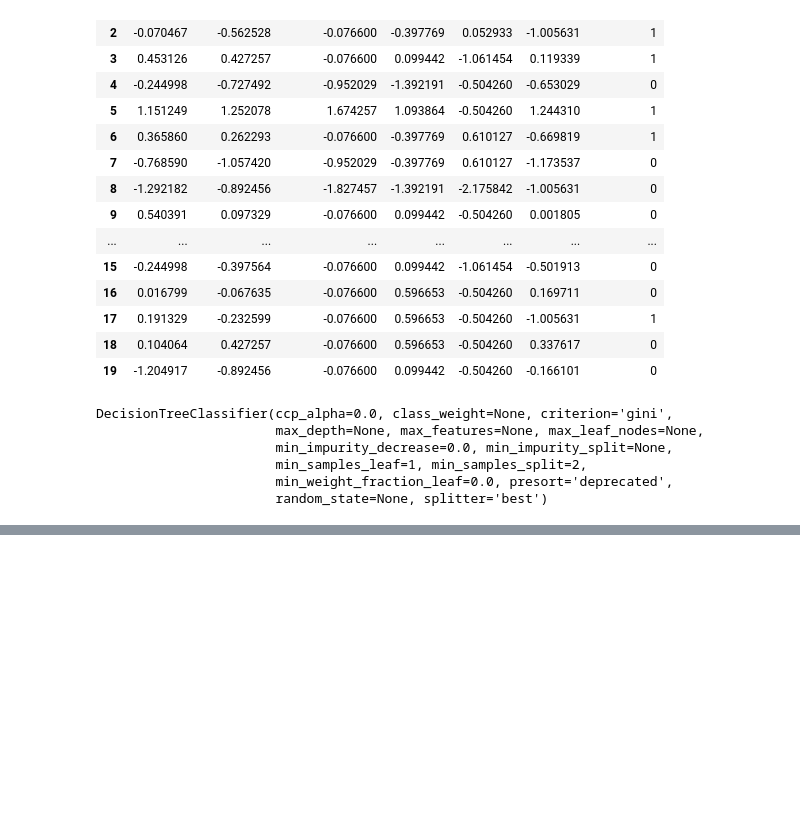
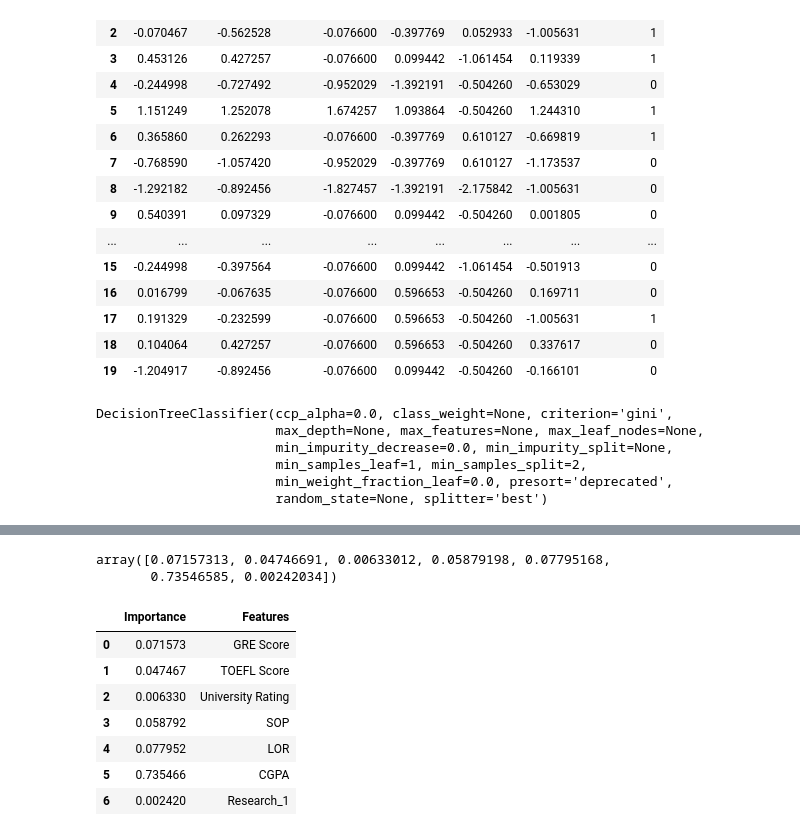
Before and after one commit to Sa96/sanjay, a Jupyter notebook: DecisionTreeClassifier.ipynb, the cells around one changed output, grey strips where cells are left out. Saved outputs shown, nothing was run; the diff lists cells and outputs as text; code cells hidden in the pictures; blank space fills up the shorter version.

```diff
--- a/DecisionTreeClassifier.ipynb
+++ b/DecisionTreeClassifier.ipynb
@@ -147,0 +226,18 @@ weighted avg       0.80      0.80      0.80        80
+# %%
+dtc.feature_importances_
+# %% [output]
+array([0.07157313, 0.04746691, 0.00633012, 0.05879198, 0.07795168,
+       0.73546585, 0.00242034])
+# %%
+importance=pd.DataFrame({'Importance':dtc.feature_importances_,'Features':df_concat.columns})
+# %%
+importance
+# %% [output]
+|  | Importance | Features |
+| 0 | 0.071573 | GRE Score |
+| 1 | 0.047467 | TOEFL Score |
+| 2 | 0.006330 | University Rating |
+| 3 | 0.058792 | SOP |
+| 4 | 0.077952 | LOR |
+| 5 | 0.735466 | CGPA |
+| 6 | 0.002420 | Research_1 |
```
Also changed, not shown: parts of 29 cells of this notebook.
